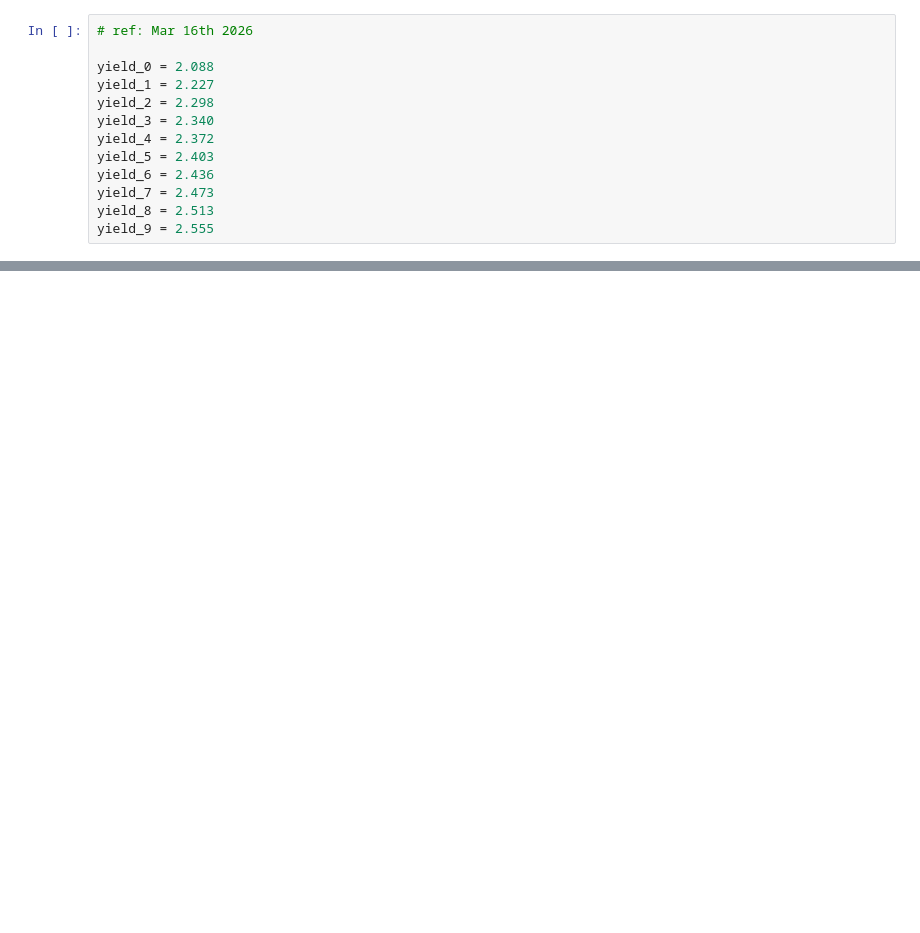
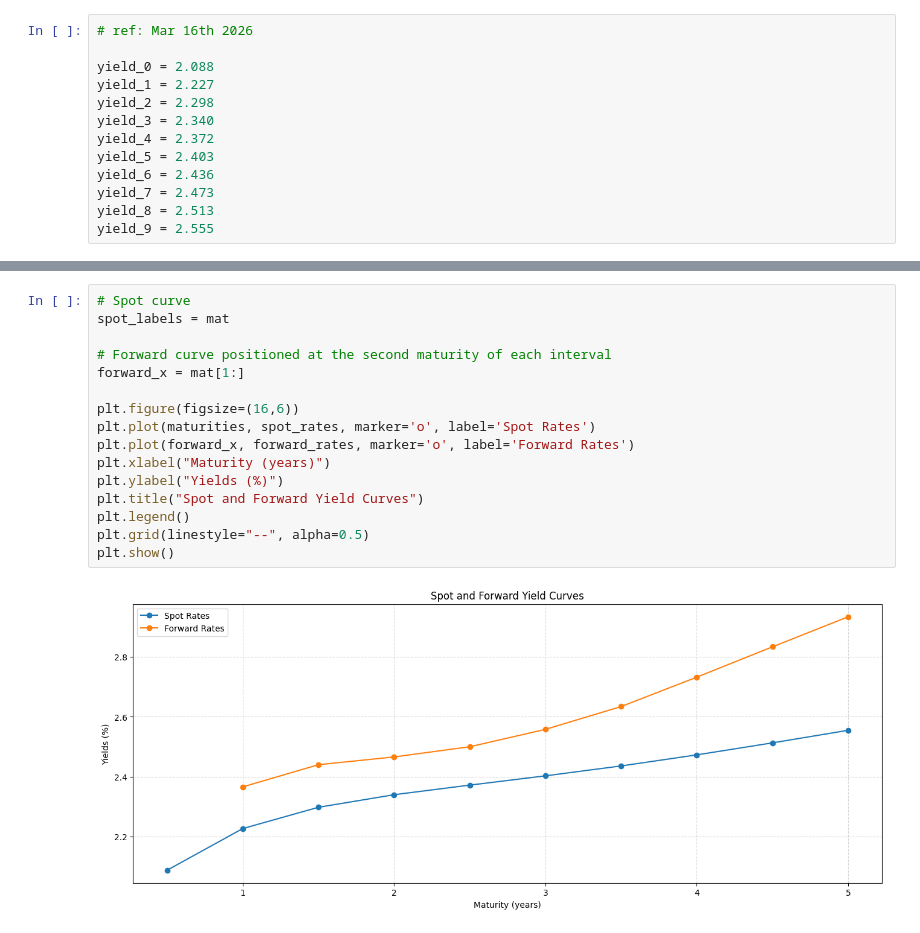
Before and after one commit to emschutt/QuantitativeFinance, a Jupyter notebook: RiskManagement/Project_2/Bonds&Yields.ipynb, the cells around one changed output, grey strips where cells are left out. Saved outputs shown, nothing was run; the diff lists cells and outputs as text; blank space fills up the shorter version.

```diff
--- a/RiskManagement/Project_2/Bonds&Yields.ipynb
+++ b/RiskManagement/Project_2/Bonds&Yields.ipynb
@@ -28,0 +233,18 @@ plt.show()
+# %%
+# Spot curve
+spot_labels = mat
+
+# Forward curve positioned at the second maturity of each interval
+forward_x = mat[1:]
+
+plt.figure(figsize=(16,6))
+plt.plot(maturities, spot_rates, marker='o', label='Spot Rates')
+plt.plot(forward_x, forward_rates, marker='o', label='Forward Rates')
+plt.xlabel("Maturity (years)")
+plt.ylabel("Yields (%)")
+plt.title("Spot and Forward Yield Curves")
+plt.legend()
+plt.grid(linestyle="--", alpha=0.5)
+plt.show()
+# %% [output]
+[figure, added]
```
Also changed, not shown: parts of 13 cells of this notebook.
